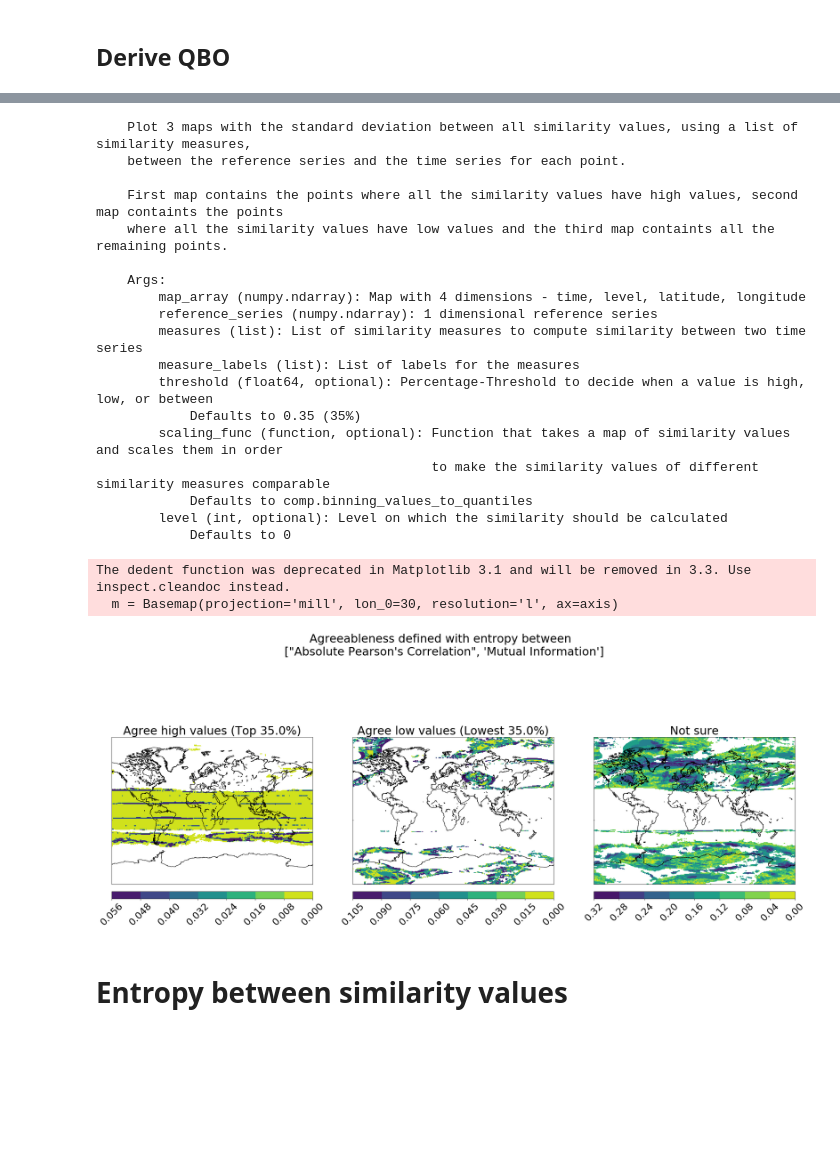
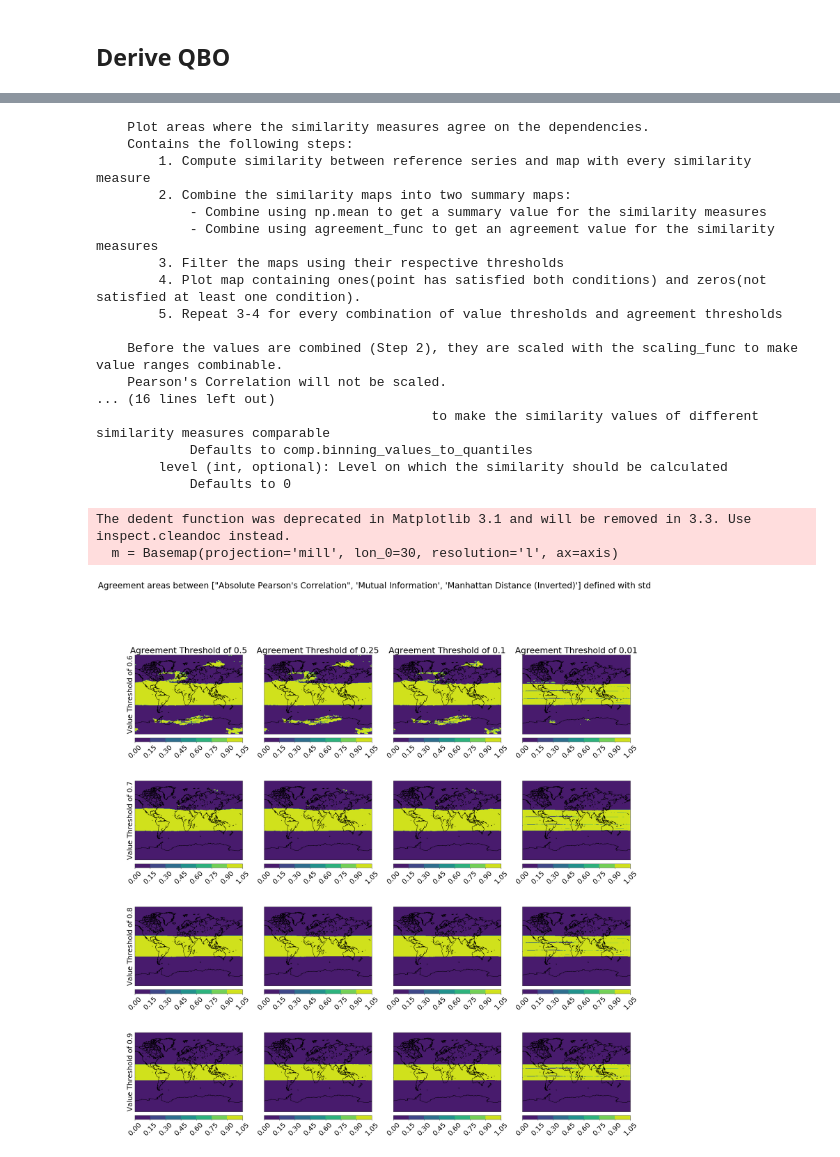
Before and after one commit to Climate-Data-Science/Climate-Similarity-Metrics, a Jupyter notebook: 10_agreeableness_defined_with_std_and_entropy.ipynb, the cells around one changed output, grey strips where cells are left out. Cells and saved outputs as stored; diff of their text form; code cells hidden in the pictures; blank space fills up the shorter version.

Commit message:
Update plot_agreement_areas_definded_with #20

```diff
--- a/10_agreeableness_defined_with_std_and_entropy.ipynb
+++ b/10_agreeableness_defined_with_std_and_entropy.ipynb
@@ -36,31 +37,34 @@ measures = [sim.pearson_correlation_abs, sim.mutual_information]
 # %%
-measure_labels = ["Absolute Pearson's Correlation", "Mutual Information"]
+measure_labels = ["Absolute Pearson's Correlation", "Mutual Information", "Manhattan Distance (Inverted)"]
 # %%
-print(plots.plot_std_between_similarity_measures.__doc__)
+print(plots.plot_agreement_areas_defined_with.__doc__)
 # %% [output]
-    Plot 3 maps with the standard deviation between all similarity values, using a list of similarity measures,
-    between the reference series and the time series for each point.
+    Plot areas where the similarity measures agree on the dependencies.
+    Contains the following steps:
+        1. Compute similarity between reference series and map with every similarity measure
+        2. Combine the similarity maps into two summary maps:
+            - Combine using np.mean to get a summary value for the similarity measures
+            - Combine using agreement_func to get an agreement value for the similarity measures
+        3. Filter the maps using their respective thresholds
+        4. Plot map containing ones(point has satisfied both conditions) and zeros(not satisfied at least one condition).
+        5. Repeat 3-4 for every combination of value thresholds and agreement thresholds
 
-    First map contains the points where all the similarity values have high values, second map containts the points
-    where all the similarity values have low values and the third map containts all the remaining points.
-
-    Args:
-        map_array (numpy.ndarray): Map with 4 dimensions - time, level, latitude, longitude
-        reference_series (numpy.ndarray): 1 dimensional reference series
-        measures (list): List of similarity measures to compute similarity between two time series
-        measure_labels (list): List of labels for the measures
-        threshold (float64, optional): Percentage-Threshold to decide when a value is high, low, or between
-            Defaults to 0.35 (35%)
-        scaling_func (function, optional): Function that takes a map of similarity values and scales them in order
+    Before the values are combined (Step 2), they are scaled with the scaling_func to make value ranges combinable.
+    Pearson's Correlation will not be scaled.
+... (16 lines left out)
                                            to make the similarity values of different similarity measures comparable
             Defaults to comp.binning_values_to_quantiles
         level (int, optional): Level on which the similarity should be calculated
             Defaults to 0
+# %%
+agreement_func = np.std #Standard Deviation
+# %%
+value_thresholds = [0.6, 0.7, 0.8, 0.9]
+# %%
+agreement_thresholds = [0.5, 0.25, 0.1, 0.01]
 # %%
-plots.plot_std_between_similarity_measures(u_l30, qbo_equator, measures, measure_labels)
+plots.plot_agreement_areas_defined_with(u_l30, qbo_equator, measures, measure_labels, agreement_func, value_thresholds, agreement_thresholds)
 # %% [output]
 The dedent function was deprecated in Matplotlib 3.1 and will be removed in 3.3. Use inspect.cleandoc instead.
   m = Basemap(projection='mill', lon_0=30, resolution='l', ax=axis)
-[figure, old version]
+[figure, new version]
-# %% [markdown]
-<h1>Entropy between similarity values</h1>
```
Also changed, not shown: parts of 16 cells of this notebook, 2 other files.
